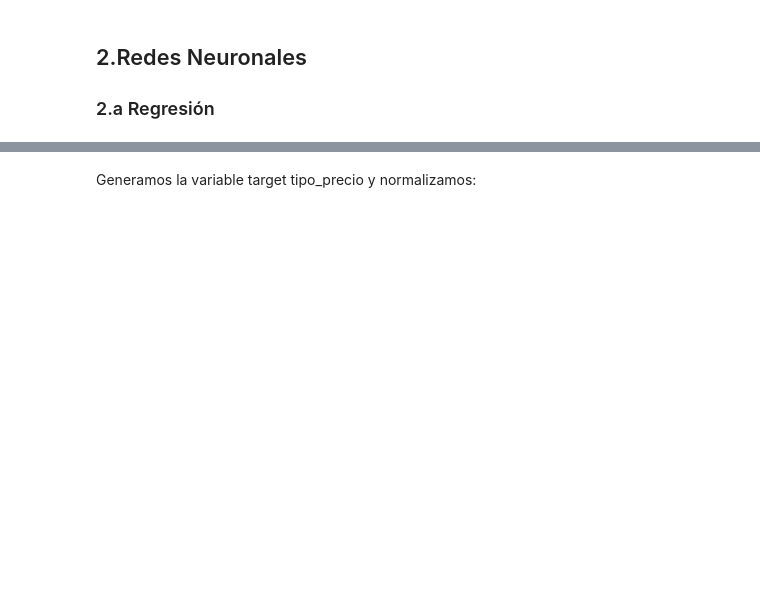
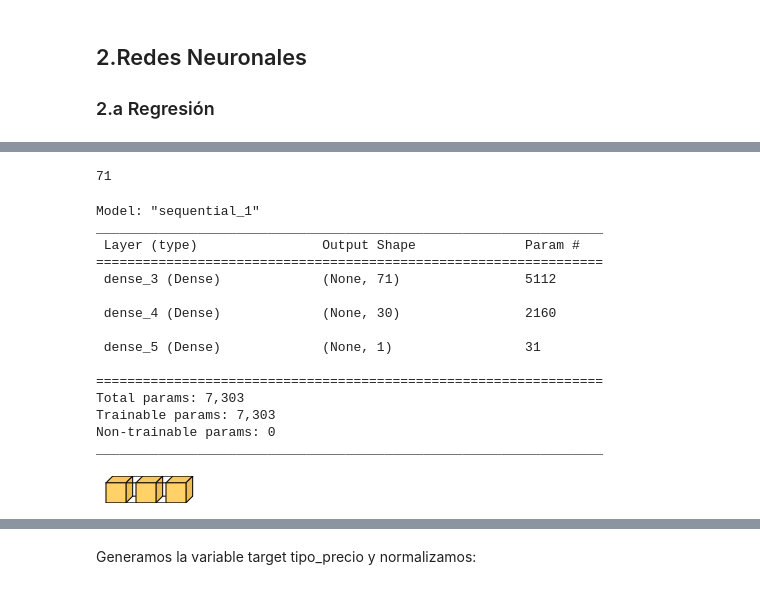
Before and after one commit to valencorrea/7506R-2C2022-GRUPO14-TP2, a Jupyter notebook: 7506R_TP1_GRUPO14_ENTREGA.ipynb, the cells around one changed output, grey strips where cells are left out. Saved outputs shown, nothing was run; the diff lists cells and outputs as text; code cells hidden in the pictures; blank space fills up the shorter version.

```diff
--- a/7506R_TP1_GRUPO14_ENTREGA.ipynb
+++ b/7506R_TP1_GRUPO14_ENTREGA.ipynb
@@ -607,0 +306,22 @@ Observamos que el score mejoró levemente
+# %%
+sscaler = StandardScaler()
+
+train['start_date'] = sscaler.fit_transform(pd.DataFrame(train['start_date']))
+test['start_date'] = sscaler.transform(pd.DataFrame(test['start_date']))
+
+train['end_date'] = sscaler.fit_transform(pd.DataFrame(train['end_date']))
+test['end_date'] = sscaler.transform(pd.DataFrame(test['end_date']))
+
+train['latitud'] = sscaler.fit_transform(pd.DataFrame(train['latitud']))
+test['latitud'] = sscaler.transform(pd.DataFrame(test['latitud']))
+
+train['longitud'] = sscaler.fit_transform(pd.DataFrame(train['longitud']))
+test['longitud'] = sscaler.transform(pd.DataFrame(test['longitud']))
+
+train['property_rooms'] = sscaler.fit_transform(pd.DataFrame(train['property_rooms']))
+test['property_rooms'] = sscaler.transform(pd.DataFrame(test['property_rooms']))
+
+train['property_surface_total'] = sscaler.fit_transform(pd.DataFrame(train['property_surface_total']))
+test['property_surface_total'] = sscaler.transform(pd.DataFrame(test['property_surface_total']))
+
+train
@@ -607,0 +342,31 @@ Observamos que el score mejoró levemente
+# %%
+d_in=train.shape[1]
+d_in
+# %% [output]
+71
+# %%
+modelo = keras.Sequential([
+    keras.layers.Dense(71, input_shape=(d_in,), activation='relu'),
+    keras.layers.Dense(30, activation='relu'),
+    keras.layers.Dense(1)
+])
+
+modelo.summary()
+vk.layered_view(modelo)
+# %% [output]
+Model: "sequential_1"
+_________________________________________________________________
+ Layer (type)                Output Shape              Param #
+=================================================================
+ dense_3 (Dense)             (None, 71)                5112
+
+ dense_4 (Dense)             (None, 30)                2160
+
+ dense_5 (Dense)             (None, 1)                 31
+
+=================================================================
+Total params: 7,303
+Trainable params: 7,303
+Non-trainable params: 0
+_________________________________________________________________
+[figure, added]
```
Also changed, not shown: parts of 51 cells of this notebook.
